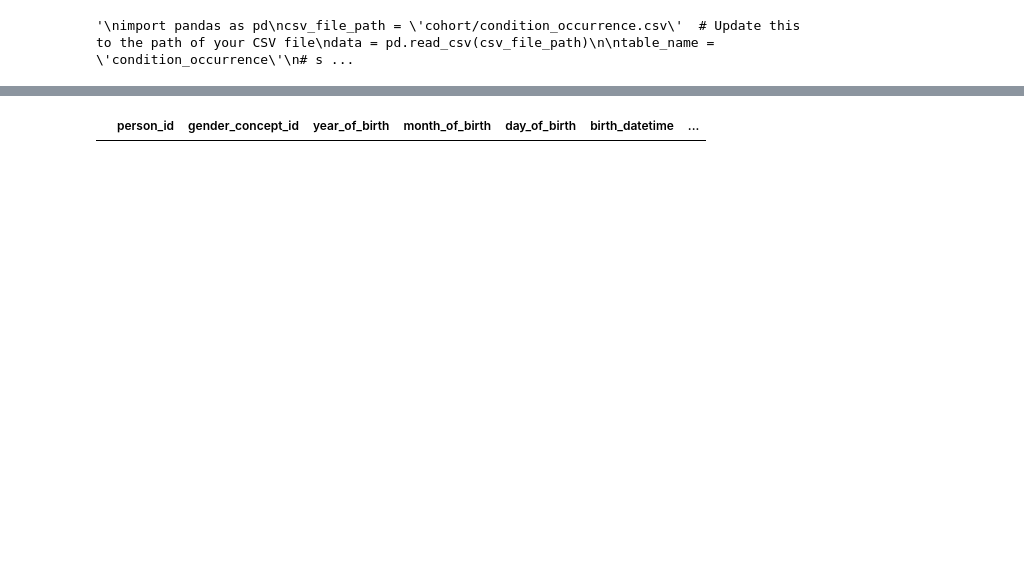
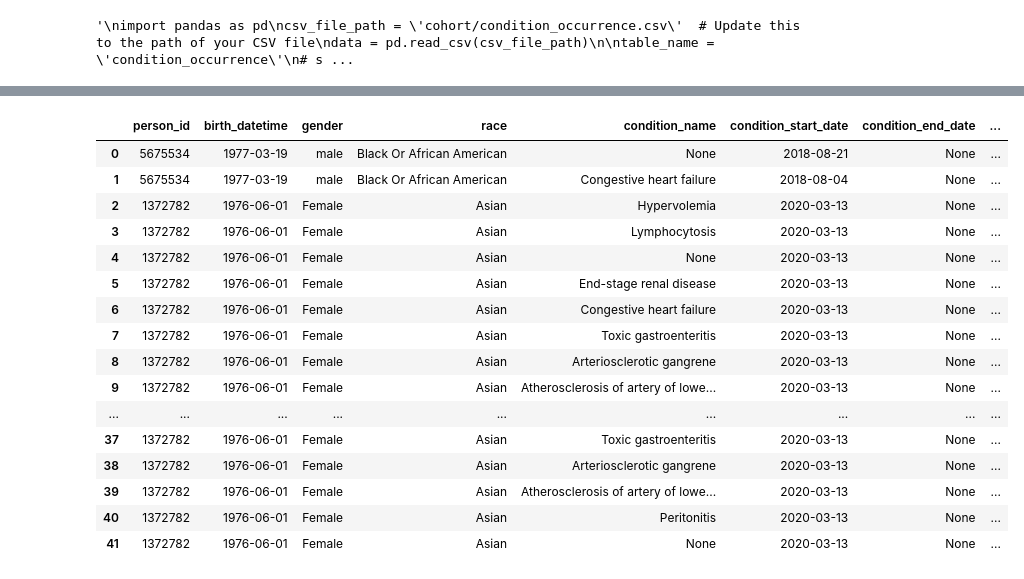
Before and after one commit to kawseribn/COMP5400_Project, a Jupyter notebook: test.ipynb, the cells around one changed output, grey strips where cells are left out. Saved outputs shown, nothing was run; the diff lists cells and outputs as text; code cells hidden in the pictures; blank space fills up the shorter version.

```diff
--- a/test.ipynb
+++ b/test.ipynb
@@ -640,6 +1127,6 @@ Data retrieved from the database:
 # %%
-table_name = 'person'
-query = text(f"SELECT * FROM {table_name}")
+table_name = 'con_drug'
+query = text(f"SELECT * FROM {table_name} cd WHERE cd.drug_exposure_start_date > cd.condition_start_date;")
 result = pd.read_sql(query, con=engine)
 print("Data retrieved from the database:")
 result
@@ -651,2 +1138,18 @@ result
 Data retrieved from the database:
-|  | person_id | gender_concept_id | year_of_birth | month_of_birth | day_of_birth | birth_datetime | ... |
+|  | person_id | birth_datetime | gender | race | condition_name | condition_start_date | condition_end_date | ... |
+| 0 | 5675534 | 1977-03-19 | male | Black Or African American | None | 2018-08-21 | None | ... |
+| 1 | 5675534 | 1977-03-19 | male | Black Or African American | Congestive heart failure | 2018-08-04 | None | ... |
+| 2 | 1372782 | 1976-06-01 | Female | Asian | Hypervolemia | 2020-03-13 | None | ... |
+| 3 | 1372782 | 1976-06-01 | Female | Asian | Lymphocytosis | 2020-03-13 | None | ... |
+| 4 | 1372782 | 1976-06-01 | Female | Asian | None | 2020-03-13 | None | ... |
+| 5 | 1372782 | 1976-06-01 | Female | Asian | End-stage renal disease | 2020-03-13 | None | ... |
+| 6 | 1372782 | 1976-06-01 | Female | Asian | Congestive heart failure | 2020-03-13 | None | ... |
+| 7 | 1372782 | 1976-06-01 | Female | Asian | Toxic gastroenteritis | 2020-03-13 | None | ... |
+| 8 | 1372782 | 1976-06-01 | Female | Asian | Arteriosclerotic gangrene | 2020-03-13 | None | ... |
+| 9 | 1372782 | 1976-06-01 | Female | Asian | Atherosclerosis of artery of lowe... | 2020-03-13 | None | ... |
+| ... | ... | ... | ... | ... | ... | ... | ... | ... |
+| 37 | 1372782 | 1976-06-01 | Female | Asian | Toxic gastroenteritis | 2020-03-13 | None | ... |
+| 38 | 1372782 | 1976-06-01 | Female | Asian | Arteriosclerotic gangrene | 2020-03-13 | None | ... |
+| 39 | 1372782 | 1976-06-01 | Female | Asian | Atherosclerosis of artery of lowe... | 2020-03-13 | None | ... |
+| 40 | 1372782 | 1976-06-01 | Female | Asian | Peritonitis | 2020-03-13 | None | ... |
+| 41 | 1372782 | 1976-06-01 | Female | Asian | None | 2020-03-13 | None | ... |
```
Also changed, not shown: parts of 42 cells of this notebook, 9 other files.
